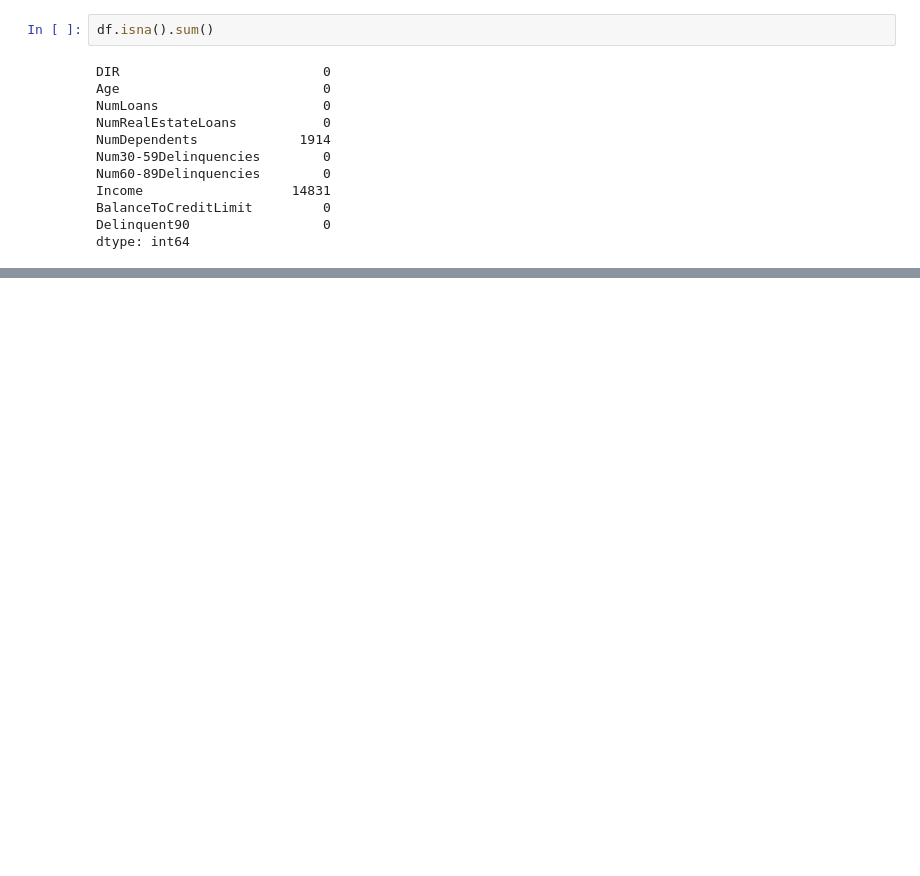
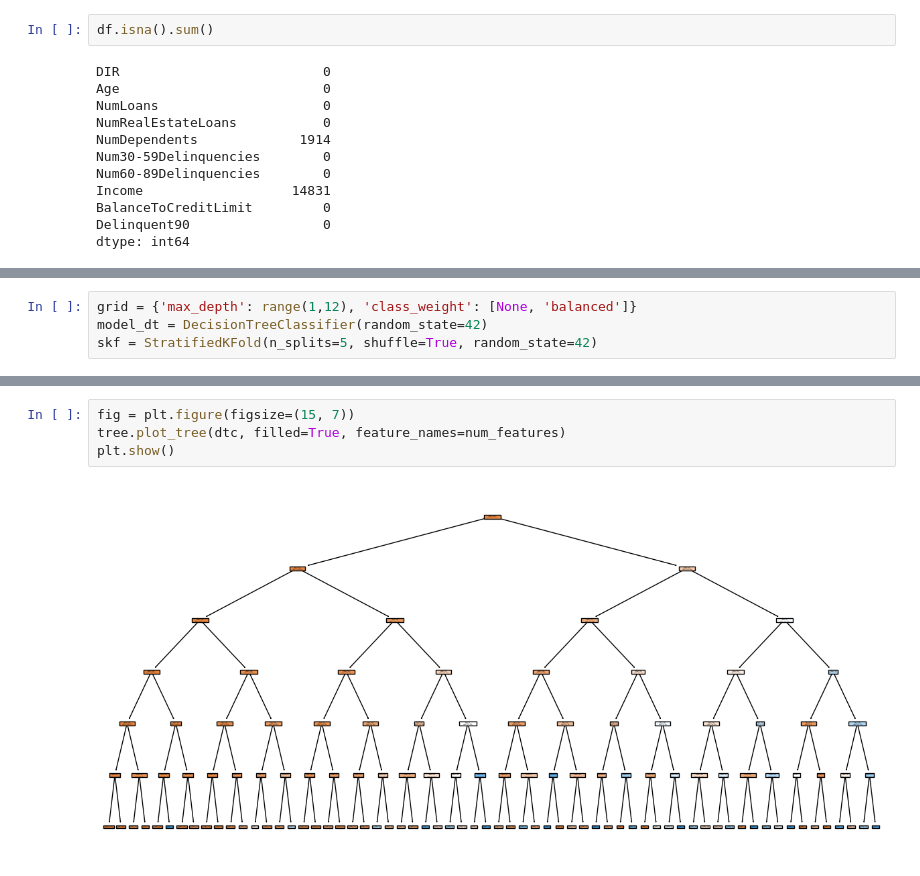
Before and after one commit to EugeneSt27/Machine-learning, a Jupyter notebook: Lab3/Lab3.ipynb, the cells around one changed output, grey strips where cells are left out. Drawn from its saved outputs; the diff is of its cells as text; blank space fills up the shorter version.

```diff
--- a/Lab3/Lab3.ipynb
+++ b/Lab3/Lab3.ipynb
@@ -86,0 +267,4 @@ plt.show()
+# %%
+grid = {'max_depth': range(1,12), 'class_weight': [None, 'balanced']}
+model_dt = DecisionTreeClassifier(random_state=42)
+skf = StratifiedKFold(n_splits=5, shuffle=True, random_state=42)
@@ -86,0 +291,6 @@ plt.show()
+# %%
+fig = plt.figure(figsize=(15, 7))
+tree.plot_tree(dtc, filled=True, feature_names=num_features)
+plt.show()
+# %% [output]
+[figure, added]
```
Also changed, not shown: parts of 34 cells of this notebook.
